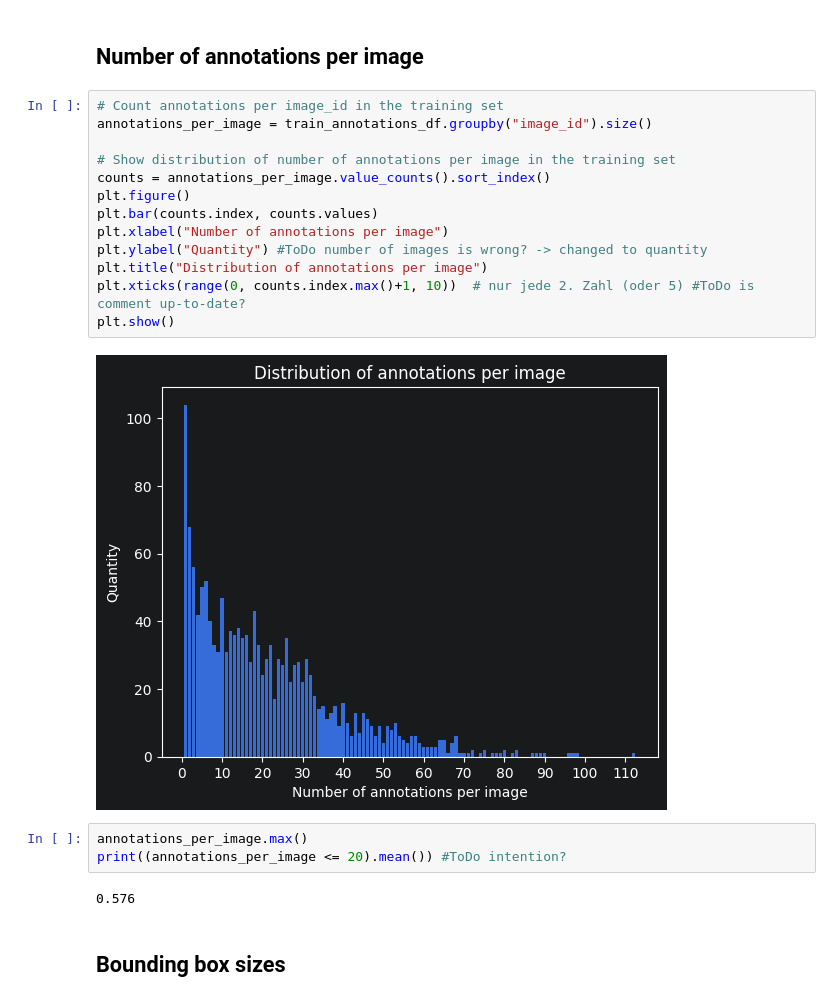
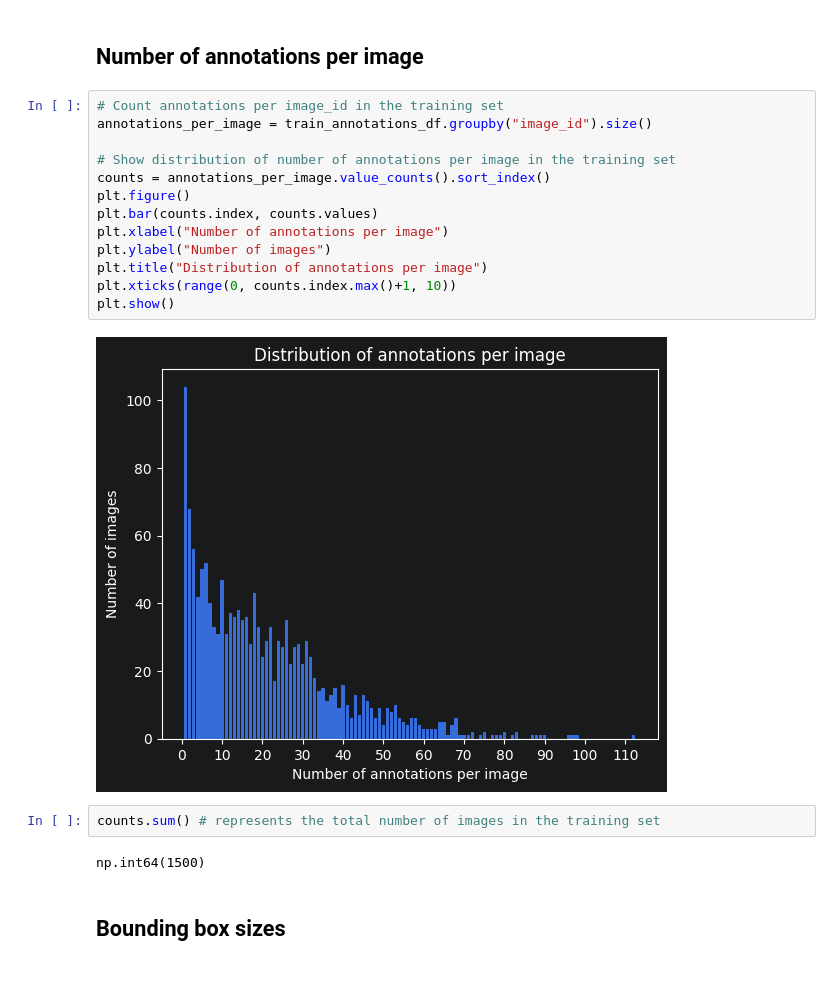
Before and after one commit to Rail-Bench-Object-Detection-Eric-Toudik/rail-bench-object-detection, a Jupyter notebook: explorative data analysis/eric_exploration.ipynb, the cells around one changed output. Drawn from its saved outputs; the diff is of its cells as text.

```diff
--- a/scripts/eric_exploration.ipynb
+++ b/explorative data analysis/eric_exploration.ipynb
@@ -110,23 +133,22 @@ Text(0.5, 1.0, 'Distribution of categories in training set')
 # %%
 # Count annotations per image_id in the training set
 annotations_per_image = train_annotations_df.groupby("image_id").size()
 
 # Show distribution of number of annotations per image in the training set
 counts = annotations_per_image.value_counts().sort_index()
 plt.figure()
 plt.bar(counts.index, counts.values)
 plt.xlabel("Number of annotations per image")
-plt.ylabel("Quantity") #ToDo number of images is wrong? -> changed to quantity
+plt.ylabel("Number of images")
 plt.title("Distribution of annotations per image")
-plt.xticks(range(0, counts.index.max()+1, 10))  # nur jede 2. Zahl (oder 5) #ToDo is comment up-to-date?
+plt.xticks(range(0, counts.index.max()+1, 10))
 plt.show()
 # %% [output]
-[figure, old version]
+[figure, new version]
-# %%
-annotations_per_image.max()
-print((annotations_per_image <= 20).mean()) #ToDo intention?
-# %% [output]
-0.576
+# %%
+counts.sum() # represents the total number of images in the training set
+# %% [output]
+np.int64(1500)
 # %% [markdown]
 ## Bounding box sizes
 # %%
```
Also changed, not shown: parts of 8 cells of this notebook.
